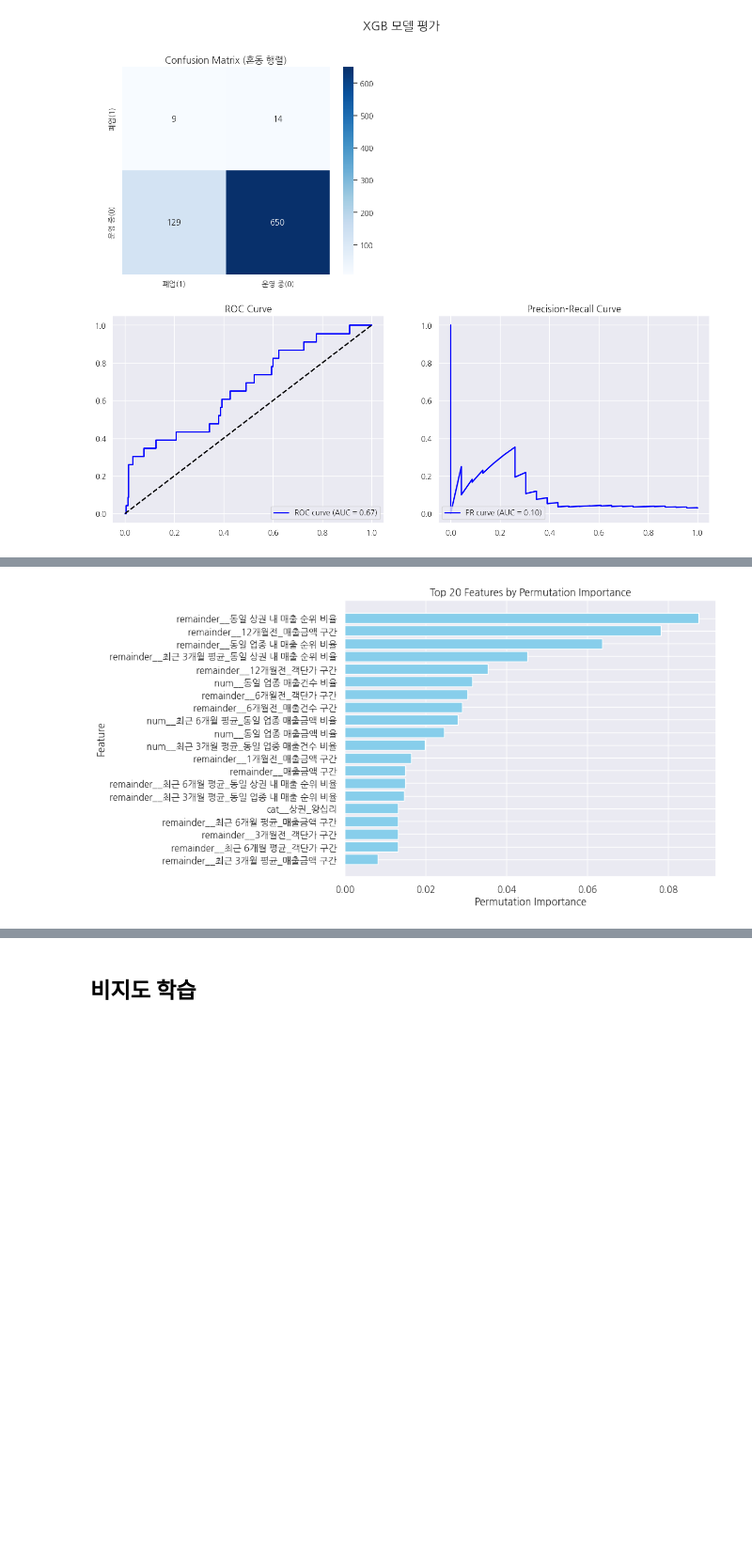
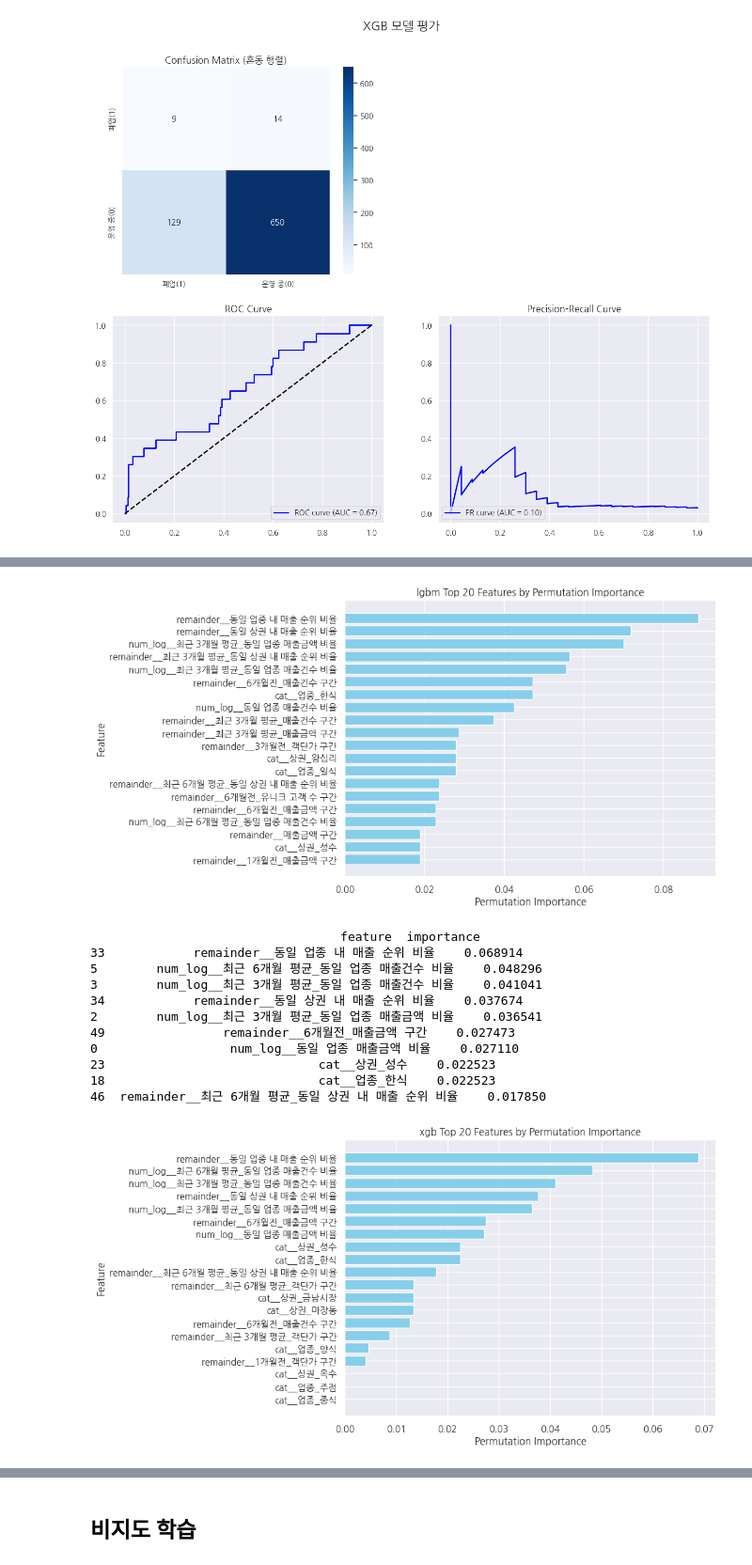
Before and after one commit to CYJ1226/BigContest, a Jupyter notebook: notebooks/Baseline2.ipynb, the cells around one changed output, grey strips where cells are left out. Shown at 94% size. Drawn from its saved outputs; the diff is of its cells as text; code cells hidden in the pictures; blank space fills up the shorter version.

```diff
--- a/notebooks/Baseline2.ipynb
+++ b/notebooks/Baseline2.ipynb
@@ -163,3 +239,0 @@ memory usage: 740.8+ KB
-# %%
-y = final_df['폐업 예측']
-X = final_df.drop(columns = ['폐업 예측'])
@@ -188,3 +309,6 @@ X_tr, X_val, y_tr, y_val = train_test_split(X_train, y_train, test_size=0.2, ran
 # %%
-X_train.shape
+df_part = DataProcessor(final_df).process()
+df_all = DataProcessor(final_df_all).process()
+df_base = DataProcessor(final_df_base).process()
+df_not = DataProcessor(final_df_not).process()
 # %% [output]
@@ -361,32 +624,5 @@ plot_feature_importance("XGBoost", X_val.columns, fi_xgb)
 # %%
-from sklearn.inspection import permutation_importance
-
-result = permutation_importance(
-    lgb_model, X_val, y_val,
-    scoring="f1",
-    n_repeats=1,
-    random_state=42,
-    n_jobs=-1
-
-)
-
-import pandas as pd
-
-fi = pd.DataFrame({
-    "feature": X_val.columns,
-    "importance": result.importances_mean
-}).sort_values(by="importance", ascending=False)
-
-print(fi.head(10))
-
-top_features = fi.head(20)
-
-plt.figure(figsize=(8, 6))
-plt.barh(top_features["feature"], top_features["importance"], color="skyblue")
-plt.xlabel("Permutation Importance")
-plt.ylabel("Feature")
-plt.title("Top 20 Features by Permutation Importance")
-plt.gca().invert_yaxis()
-plt.show()
+lgb_obj.permutation_importance_plot()
+xgb_obj.permutation_importance_plot()
 # %% [output]
 [LightGBM] [Warning] min_gain_to_split is set=0.05, min_split_gain=0.0 will be ignored. Current value: min_gain_to_split=0.05
@@ -404 +645,13 @@ plt.show()
-[figure, old version]
+[figure, new version]
+                                  feature  importance
+33            remainder__동일 업종 내 매출 순위 비율    0.068914
+5        num_log__최근 6개월 평균_동일 업종 매출건수 비율    0.048296
+3        num_log__최근 3개월 평균_동일 업종 매출건수 비율    0.041041
+34            remainder__동일 상권 내 매출 순위 비율    0.037674
+2        num_log__최근 3개월 평균_동일 업종 매출금액 비율    0.036541
+49                remainder__6개월전_매출금액 구간    0.027473
+0                  num_log__동일 업종 매출금액 비율    0.027110
+23                             cat__상권_성수    0.022523
+18                             cat__업종_한식    0.022523
+46  remainder__최근 6개월 평균_동일 상권 내 매출 순위 비율    0.017850
+[figure, added]
```
Also changed, not shown: parts of 55 cells of this notebook, 3 other files.
